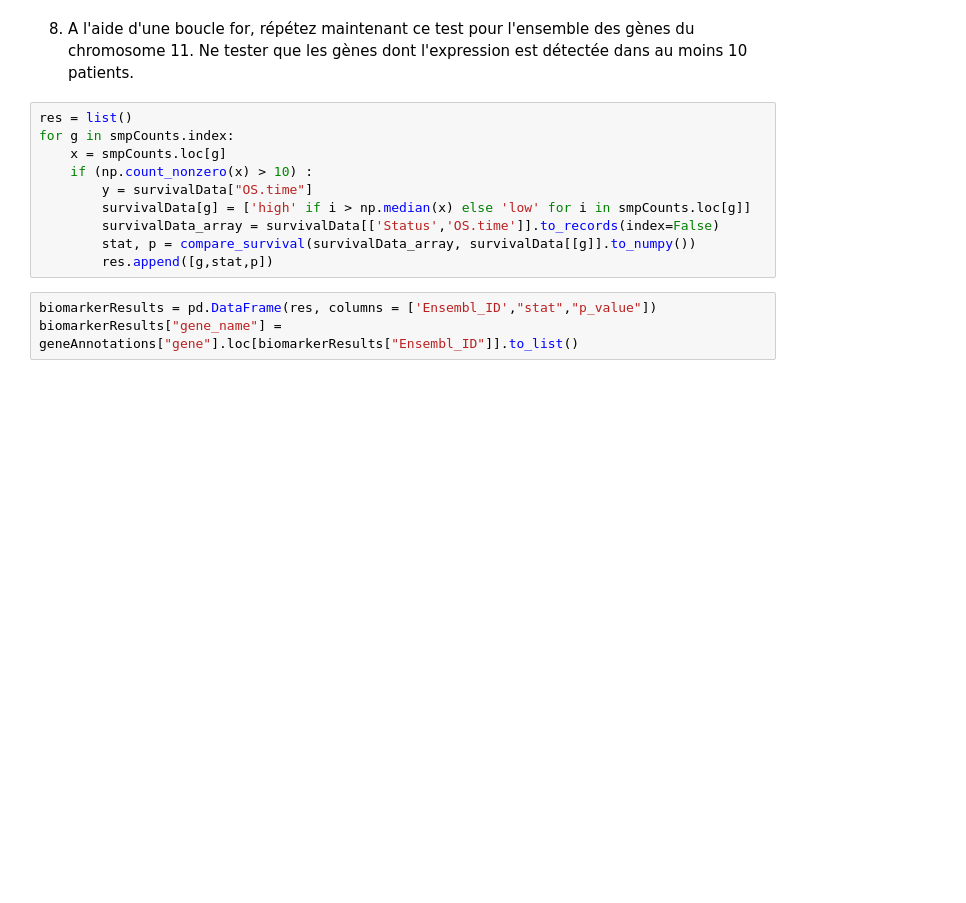
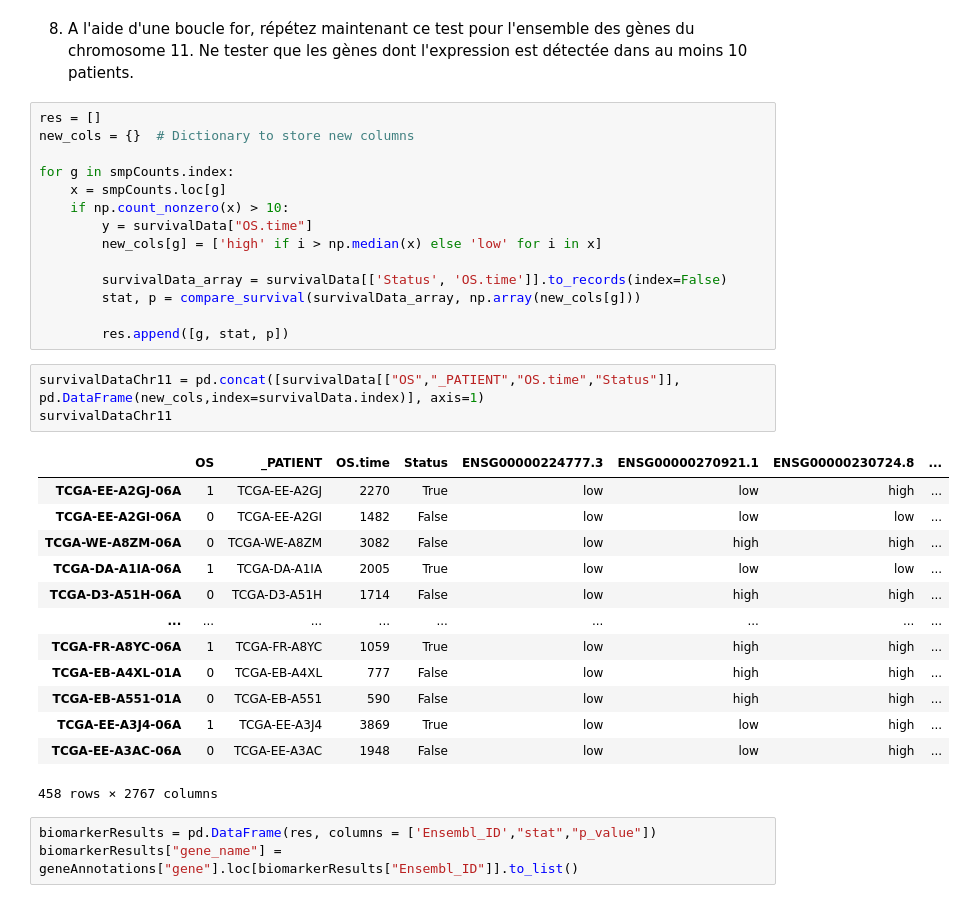
Before and after one commit to GfellerLab/exercises_intro_bioinfo_clinique, a Jupyter notebook: Week4/exercice_cours4_biomarkers_with_solutions.ipynb, the cells around one changed output. Drawn from its saved outputs; the diff is of its cells as text; blank space fills up the shorter version.

```diff
--- a/Week4/exercice_cours4_biomarkers_with_solutions.ipynb
+++ b/Week4/exercice_cours4_biomarkers_with_solutions.ipynb
@@ -367,15 +389,36 @@ compare_survival(survivalData_array, survivalData[[gene_id]].to_numpy())
 # %% [markdown]
 8) A l'aide d'une boucle for, répétez maintenant ce test pour l'ensemble des gènes du chromosome 11. Ne tester que les gènes dont l'expression est détectée dans au moins 10 patients.
 # %%
-res = list()
+res = []
+new_cols = {}  # Dictionary to store new columns
+
 for g in smpCounts.index:
     x = smpCounts.loc[g]
-    if (np.count_nonzero(x) > 10) :
+    if np.count_nonzero(x) > 10:
         y = survivalData["OS.time"]
-        survivalData[g] = ['high' if i > np.median(x) else 'low' for i in smpCounts.loc[g]]
-        survivalData_array = survivalData[['Status','OS.time']].to_records(index=False)
-        stat, p = compare_survival(survivalData_array, survivalData[[g]].to_numpy())
-        res.append([g,stat,p])
+        new_cols[g] = ['high' if i > np.median(x) else 'low' for i in x]
+
+        survivalData_array = survivalData[['Status', 'OS.time']].to_records(index=False)
+        stat, p = compare_survival(survivalData_array, np.array(new_cols[g]))
+
+        res.append([g, stat, p])
+# %%
+survivalDataChr11 = pd.concat([survivalData[["OS","_PATIENT","OS.time","Status"]], pd.DataFrame(new_cols,index=survivalData.index)], axis=1)
+survivalDataChr11
+# %% [output]
+|  | OS | _PATIENT | OS.time | Status | ENSG00000224777.3 | ENSG00000270921.1 | ENSG00000230724.8 | ... |
+| TCGA-EE-A2GJ-06A | 1 | TCGA-EE-A2GJ | 2270 | True | low | low | high | ... |
+| TCGA-EE-A2GI-06A | 0 | TCGA-EE-A2GI | 1482 | False | low | low | low | ... |
+| TCGA-WE-A8ZM-06A | 0 | TCGA-WE-A8ZM | 3082 | False | low | high | high | ... |
+| TCGA-DA-A1IA-06A | 1 | TCGA-DA-A1IA | 2005 | True | low | low | low | ... |
+| TCGA-D3-A51H-06A | 0 | TCGA-D3-A51H | 1714 | False | low | high | high | ... |
+| ... | ... | ... | ... | ... | ... | ... | ... | ... |
+| TCGA-FR-A8YC-06A | 1 | TCGA-FR-A8YC | 1059 | True | low | high | high | ... |
+| TCGA-EB-A4XL-01A | 0 | TCGA-EB-A4XL | 777 | False | low | high | high | ... |
+| TCGA-EB-A551-01A | 0 | TCGA-EB-A551 | 590 | False | low | high | high | ... |
+| TCGA-EE-A3J4-06A | 1 | TCGA-EE-A3J4 | 3869 | True | low | low | high | ... |
+| TCGA-EE-A3AC-06A | 0 | TCGA-EE-A3AC | 1948 | False | low | low | high | ... |
+458 rows × 2767 columns
 # %%
 biomarkerResults = pd.DataFrame(res, columns = ['Ensembl_ID',"stat","p_value"])
 biomarkerResults["gene_name"] = geneAnnotations["gene"].loc[biomarkerResults["Ensembl_ID"]].to_list()
```
Also changed, not shown: parts of 15 cells of this notebook, 5 other files.
